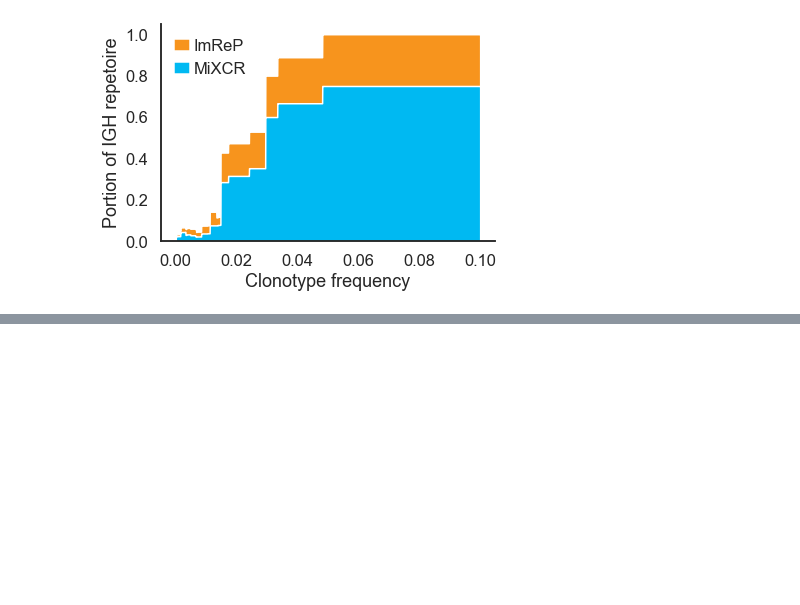
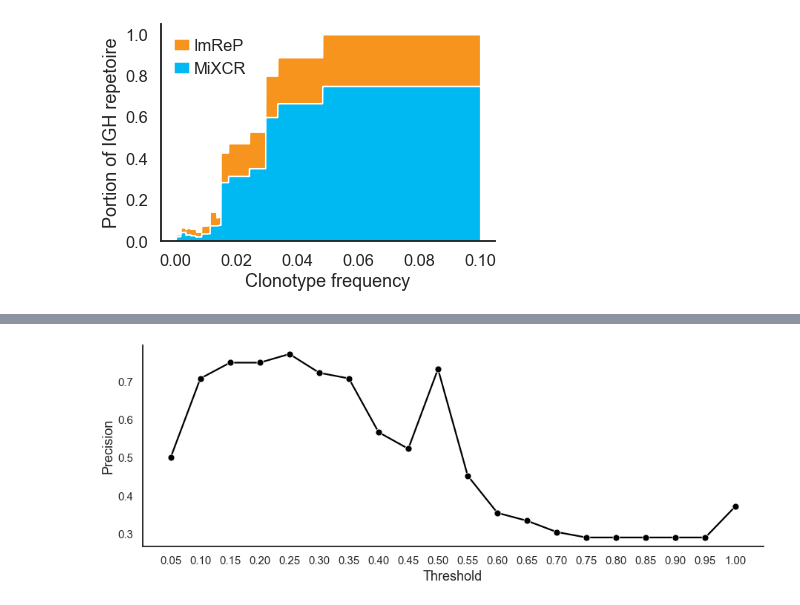
Before and after one commit to Mangul-Lab-USC/ImReP_publication_old, a Jupyter notebook: notebooks/Supplementary.ipynb, the cells around one changed output, grey strips where cells are left out. Saved outputs shown, nothing was run; the diff lists cells and outputs as text; code cells hidden in the pictures; blank space fills up the shorter version.

Commit message:
Added Figure S14

```diff
--- a/notebooks/Supplementary.ipynb
+++ b/notebooks/Supplementary.ipynb
@@ -45,3 +47,6 @@ plt.savefig('../figures/FigureS4.png', bbox_inches='tight')
 plt.savefig('../figures/FigureS4.pdf', bbox_inches='tight')
 # %% [output]
 [figure]
+# %%
+th_cast_df = pd.read_csv('../summary_data/th.CAST.csv')
+th_cast_df
@@ -47,0 +71,4 @@ plt.savefig('../figures/FigureS4.pdf', bbox_inches='tight')
+# %%
+th_cast_df['f-score'] = (2*th_cast_df['sens']*th_cast_df['ppv'])/(th_cast_df['sens'] + th_cast_df['ppv'])
+th_cast_df = th_cast_df.rename(columns={'th' : 'Threshold', 'sens' : 'Recall', 'ppv' : 'Precision', 'f-score' : 'F1-Score'})
+th_cast_df
@@ -47,0 +93,18 @@ plt.savefig('../figures/FigureS4.pdf', bbox_inches='tight')
+# %%
+plt.figure(figsize=(15, 5))
+
+sns.lineplot(x = 'Threshold', y = 'Precision', marker = 'o', data = th_cast_df, color = "#000000")
+
+plt.xticks(th_cast_df['Threshold'])
+
+ax.xaxis.label.set_size(20)
+ax.yaxis.label.set_size(20)
+
+plt.tick_params(axis='both', which='major', labelsize=15)
+plt.tick_params(axis='both', which='minor', labelsize=15)
+
+sns.despine()
+plt.savefig('../figures/FigureS14_a.png', bbox_inches='tight')
+plt.savefig('../figures/FigureS14_a.pdf', bbox_inches='tight')
+# %% [output]
+[figure, added]
```
Also changed, not shown: parts of 5 cells of this notebook, 8 other files.
